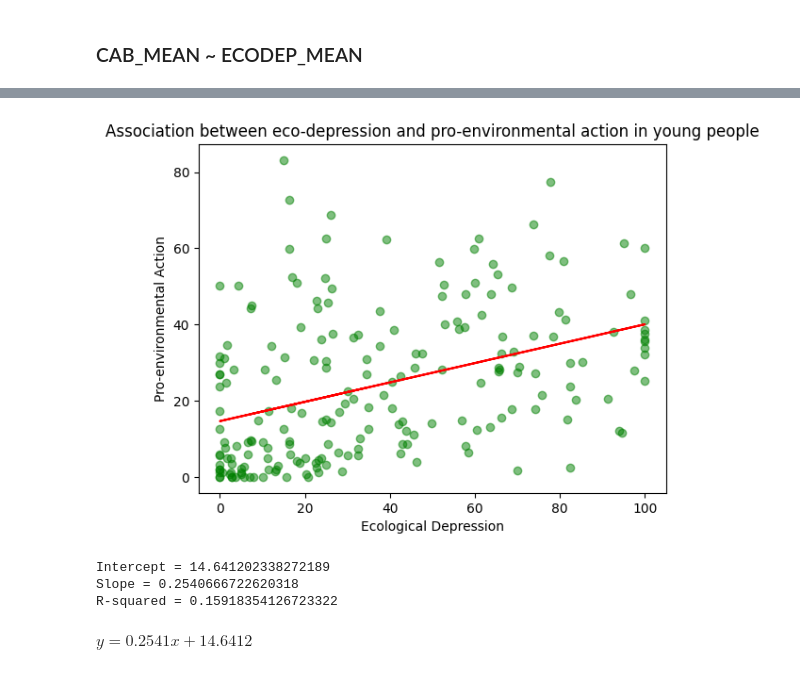
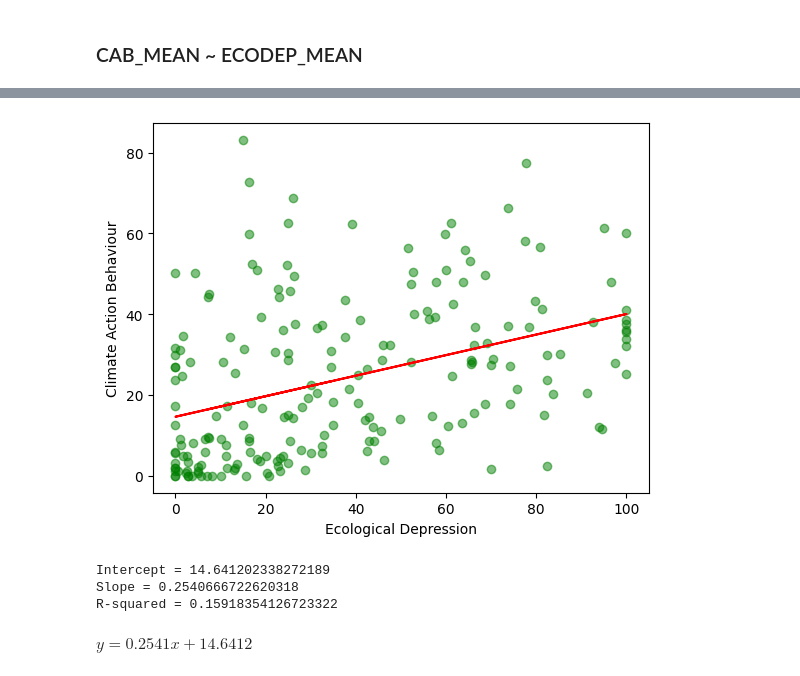
Before and after one commit to Impie729/1C_Art_ClimateAction_EcologicalEmotion, a Jupyter notebook: SLR_MLR_Hoggs.ipynb, the cells around one changed output, grey strips where cells are left out. Cells and saved outputs as stored; diff of their text form; code cells hidden in the pictures.

```diff
--- a/SLR_MLR_Hoggs.ipynb
+++ b/SLR_MLR_Hoggs.ipynb
@@ -245,8 +243,7 @@ y_pred = model_fitted.predict(x)
 plt.scatter(hoggs_young["ECODEP_MEAN"], hoggs_young["CAB_MEAN"], alpha = 0.5, color = 'green')
 plt.plot(hoggs_young["ECODEP_MEAN"], y_pred, color = 'red')
 plt.xlabel("Ecological Depression")
-plt.ylabel("Pro-environmental Action")
-plt.title('Association between eco-depression and pro-environmental action in young people')
+plt.ylabel("Climate Action Behaviour")
 plt.show();
 
 
@@ -264,14 +261,14 @@ Time:                        16:37:39   Log-Likelihood:                -871.26
 No. Observations:                 203   AIC:                             1747.
 Df Residuals:                     201   BIC:                             1753.
 Df Model:                           1
 Covariance Type:            nonrobust
 ===============================================================================
 ... (9 lines left out)
 ==============================================================================
 
 Notes:
 [1] Standard Errors assume that the covariance matrix of the errors is correctly specified.
-[figure, old version]
+[figure, new version]
 Intercept = 14.641202338272189
 Slope = 0.2540666722620318
 R-squared = 0.15918354126723322
```
Also changed, not shown: parts of 4 cells of this notebook.
